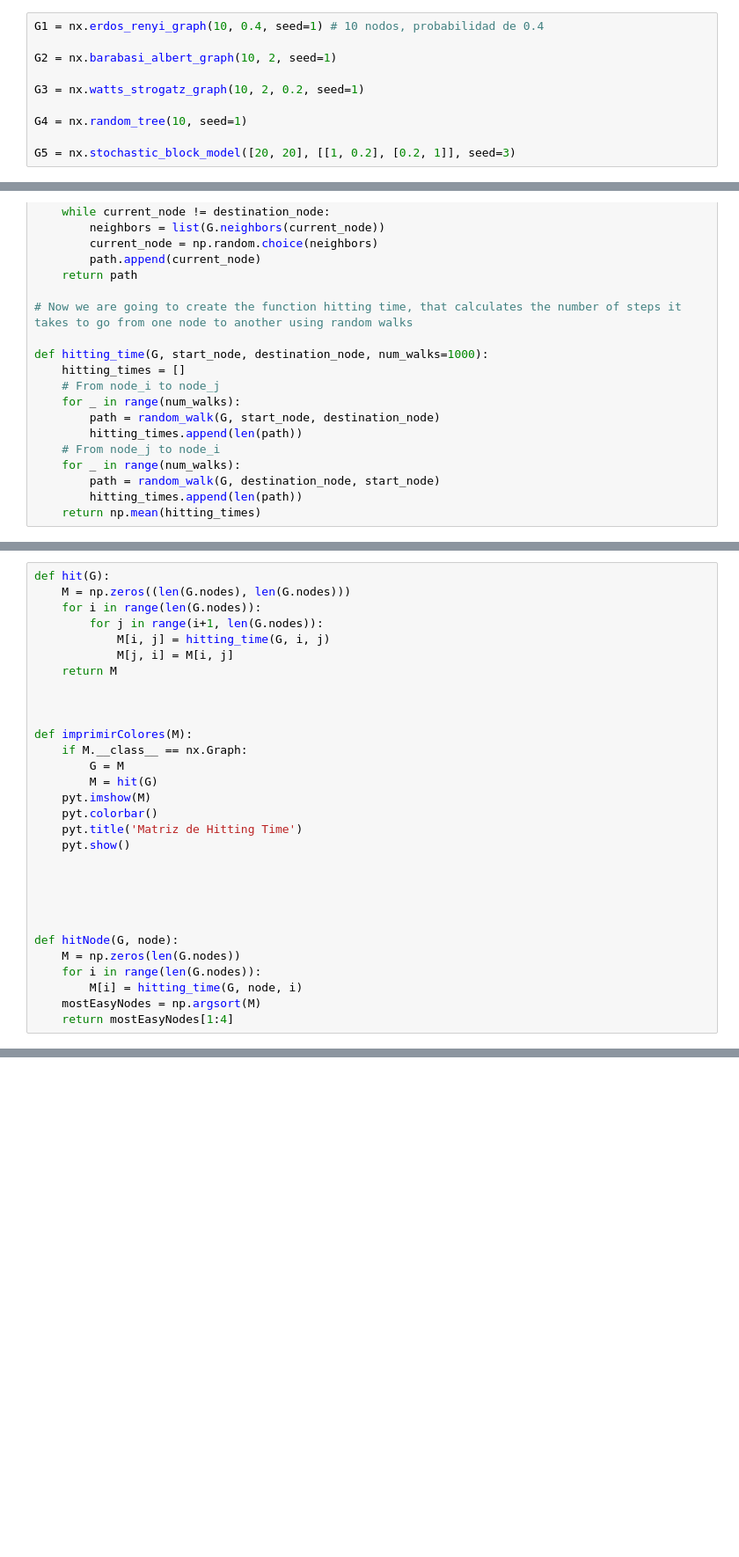
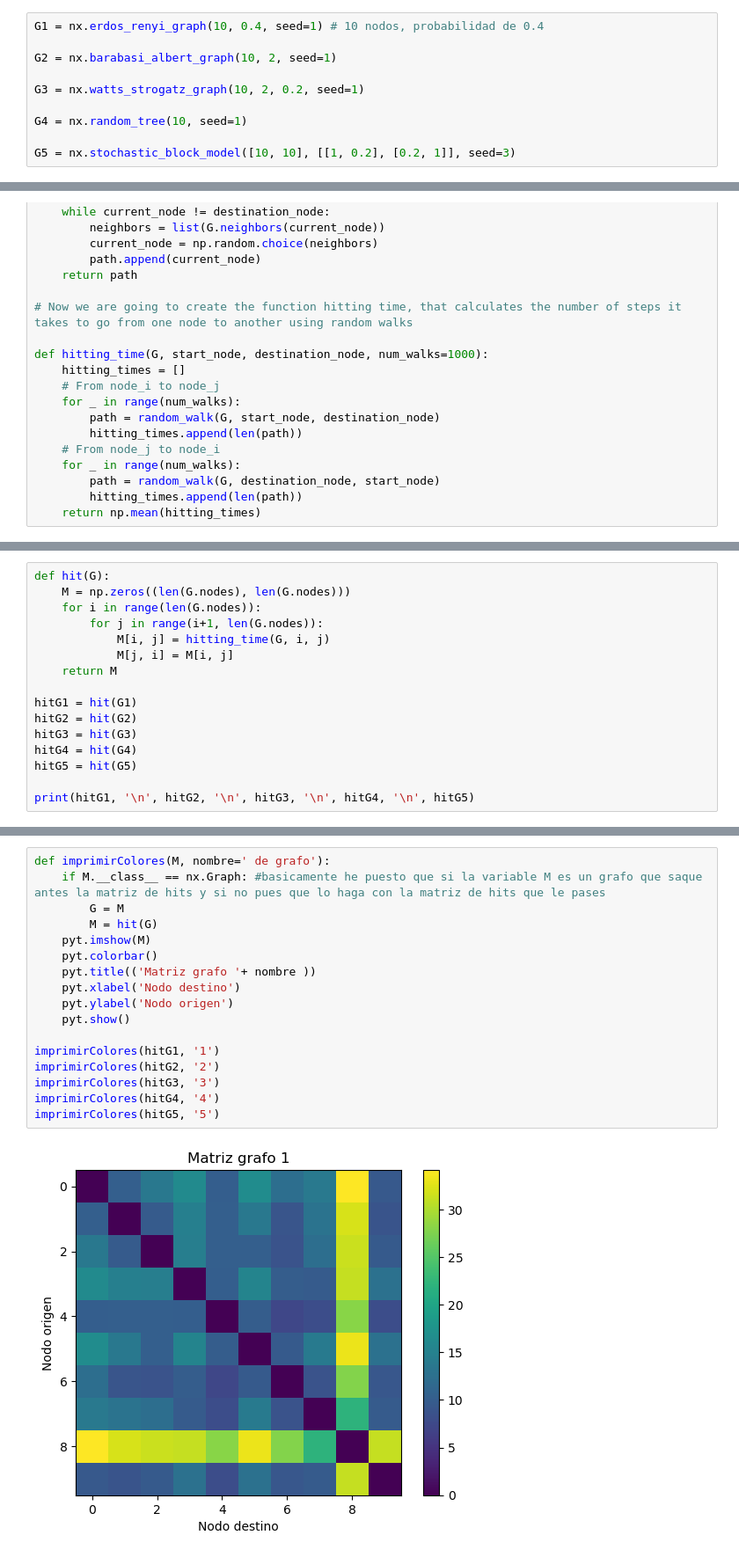
Before and after one commit to JBLOZ/IA, a Jupyter notebook: Mates Discretas/practica3/exploration.ipynb, the cells around one changed output, grey strips where cells are left out. Shown at 88% size. Drawn from its saved outputs; the diff is of its cells as text; blank space fills up the shorter version.

```diff
--- a/Mates Discretas/practica3/exploration.ipynb
+++ b/Mates Discretas/practica3/exploration.ipynb
@@ -14,7 +14,7 @@ G3 = nx.watts_strogatz_graph(10, 2, 0.2, seed=1)
 
 G4 = nx.random_tree(10, seed=1)
 
-G5 = nx.stochastic_block_model([20, 20], [[1, 0.2], [0.2, 1]], seed=3)
+G5 = nx.stochastic_block_model([10, 10], [[1, 0.2], [0.2, 1]], seed=3)
 # %%
 def random_walk(G, start_node,destination_node):
     current_node = start_node
@@ -47,25 +50,11 @@ def hit(G):
             M[j, i] = M[i, j]
     return M
 
+hitG1 = hit(G1)
+hitG2 = hit(G2)
+hitG3 = hit(G3)
+hitG4 = hit(G4)
+hitG5 = hit(G5)
 
-
-def imprimirColores(M):
-    if M.__class__ == nx.Graph:
-        G = M
-        M = hit(G)
-    pyt.imshow(M)
-    pyt.colorbar()
-    pyt.title('Matriz de Hitting Time')
-    pyt.show()
-
-
-
-
-
-def hitNode(G, node):
-    M = np.zeros(len(G.nodes))
-    for i in range(len(G.nodes)):
-        M[i] = hitting_time(G, node, i)
-    mostEasyNodes = np.argsort(M)
-    return mostEasyNodes[1:4]
+print(hitG1, '\n', hitG2, '\n', hitG3, '\n', hitG4, '\n', hitG5)
 # %% [output]
@@ -72,0 +88,19 @@ def hitNode(G, node):
+# %%
+def imprimirColores(M, nombre=' de grafo'):
+    if M.__class__ == nx.Graph: #basicamente he puesto que si la variable M es un grafo que saque antes la matriz de hits y si no pues que lo haga con la matriz de hits que le pases
+        G = M
+        M = hit(G)
+    pyt.imshow(M)
+    pyt.colorbar()
+    pyt.title(('Matriz grafo '+ nombre ))
+    pyt.xlabel('Nodo destino')
+    pyt.ylabel('Nodo origen')
+    pyt.show()
+
+imprimirColores(hitG1, '1')
+imprimirColores(hitG2, '2')
+imprimirColores(hitG3, '3')
+imprimirColores(hitG4, '4')
+imprimirColores(hitG5, '5')
+# %% [output]
+[figure, added]
```
Also changed, not shown: parts of 8 cells of this notebook, 1 other file.
